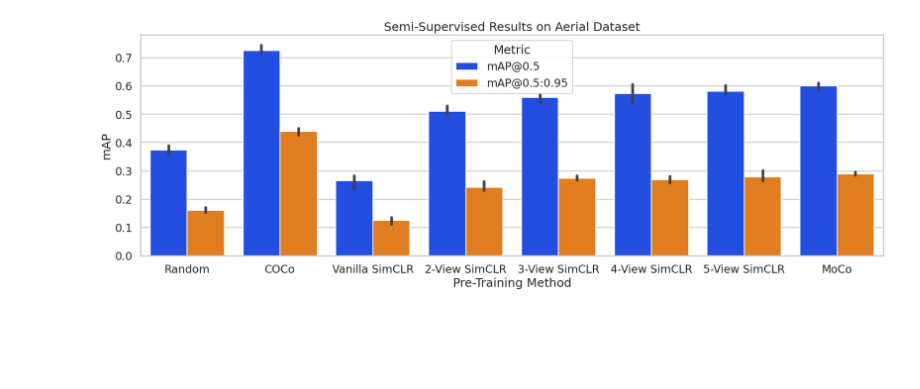
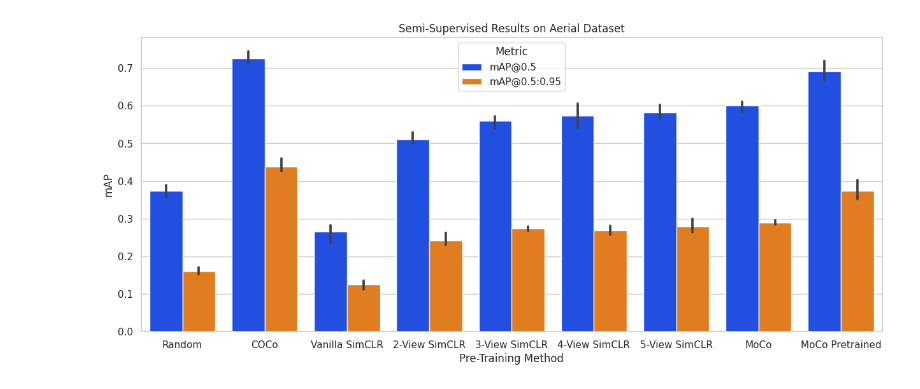
Before and after one commit to UGA-BSAIL/self-supervised-learning, a Jupyter notebook: notebooks/generate_figures.ipynb, the cells around one changed output. Drawn from its saved outputs; the diff is of its cells as text; code cells hidden in the pictures; blank space fills up the shorter version.

```diff
--- a/notebooks/generate_figures.ipynb
+++ b/notebooks/generate_figures.ipynb
@@ -67,11 +69,10 @@ import matplotlib.pyplot as plt
 
 # Set seaborn style
 sns.set(style="whitegrid")
-sns.set_context("talk")
 
 # Create the bar plot
-plt.figure(figsize=(20, 6))
-x_ordered = ["Random", "COCo", "Vanilla SimCLR", "2-View SimCLR", "3-View SimCLR", "4-View SimCLR", "5-View SimCLR", "MoCo"]
+plt.figure(figsize=(15, 6))
+x_ordered = ["Random", "COCo", "Vanilla SimCLR", "2-View SimCLR", "3-View SimCLR", "4-View SimCLR", "5-View SimCLR", "MoCo", "MoCo Pretrained"]
 sns.barplot(data=linear_eval_data, x="Name", y='MAE', hue='Platform', palette='bright', order=x_ordered)
 plt.title('Flower Counting Linear Evaluation MAE')
 plt.xlabel('Pre-Training Method')
@@ -225,13 +232,15 @@ view_5_maps_0_5 = [0.6016858724475019, 0.5771312309830503, 0.5658790105491486]
 view_5_maps_0_95 = [0.30039435853460655, 0.272764076390188, 0.2638459102305321]
 moco_maps_0_5 = [0.6105313066534491, 0.6049253004764937, 0.5843417618246421]
 moco_maps_0_95 = [0.28797, 0.2954335351145108, 0.28365972113733845]
+moco_pt_maps_0_5 = [0.6871224173945075, 0.7195396514895994, 0.6682928879088506]
+moco_pt_maps_0_95 = [0.3672787880155203, 0.4023593637281608, 0.35120571430707465]
 
-maps_0_5 = random_maps_0_5 + coco_maps_0_5 + vanilla_maps_0_5 + view_2_maps_0_5 + view_3_maps_0_5 + view_4_maps_0_5 + view_5_maps_0_5 + moco_maps_0_5
-maps_0_95 = random_maps_0_95 + coco_maps_0_95 + vanilla_maps_0_95 + view_2_maps_0_95 + view_3_maps_0_95 + view_4_maps_0_95 + view_5_maps_0_95 + moco_maps_0_95
+maps_0_5 = random_maps_0_5 + coco_maps_0_5 + vanilla_maps_0_5 + view_2_maps_0_5 + view_3_maps_0_5 + view_4_maps_0_5 + view_5_maps_0_5 + moco_maps_0_5 + moco_pt_maps_0_5
+maps_0_95 = random_maps_0_95 + coco_maps_0_95 + vanilla_maps_0_95 + view_2_maps_0_95 + view_3_maps_0_95 + view_4_maps_0_95 + view_5_maps_0_95 + moco_maps_0_95 + moco_pt_maps_0_95
 map_types = ["mAP@0.5"] * len(maps_0_5) + ["mAP@0.5:0.95"] * len(maps_0_95)
 names = ["Random"] * len(random_maps_0_5) + ["COCo"] * len(coco_maps_0_5) + ["Vanilla SimCLR"] * len(vanilla_maps_0_5) + \
     ["2-View SimCLR"] * len(view_2_maps_0_5) + ["3-View SimCLR"] * len(view_3_maps_0_5) + ["4-View SimCLR"] * len(view_4_maps_0_5) + ["5-View SimCLR"] * len(view_5_maps_0_5) + \
-    ["MoCo"] * len(moco_maps_0_5)
+    ["MoCo"] * len(moco_maps_0_5) + ["MoCo Pretrained"] * len(moco_pt_maps_0_5)
 semi_supervised_results = pd.DataFrame(data={"Name": names * 2, "mAP": maps_0_5 + maps_0_95, "Metric": map_types})
 semi_supervised_results
 # %% [output]
@@ -256,18 +265,17 @@ semi_supervised_results
 # %%
 # Set seaborn style
 sns.set(style="whitegrid")
-sns.set_context("talk")
 
 # Create the bar plot with 95% confidence interval error bars
-plt.figure(figsize=(20, 6))
+plt.figure(figsize=(15, 6))
 sns.barplot(data=semi_supervised_results, x='Name', y='mAP', ci=95, palette='bright', order=x_ordered, hue="Metric")
 plt.title('Semi-Supervised Results on Aerial Dataset')
 plt.xlabel('Pre-Training Method')
 plt.ylabel('mAP')
 plt.show()
 # %% [output]
 [interactive output not drawn]
-[figure, old version]
+[figure, new version]
 # %%
 # Generate video plots.
 plot_status_scratch = [62.5, 62.5, 68.75]
```
Also changed, not shown: parts of 17 cells of this notebook, 5 other files.
